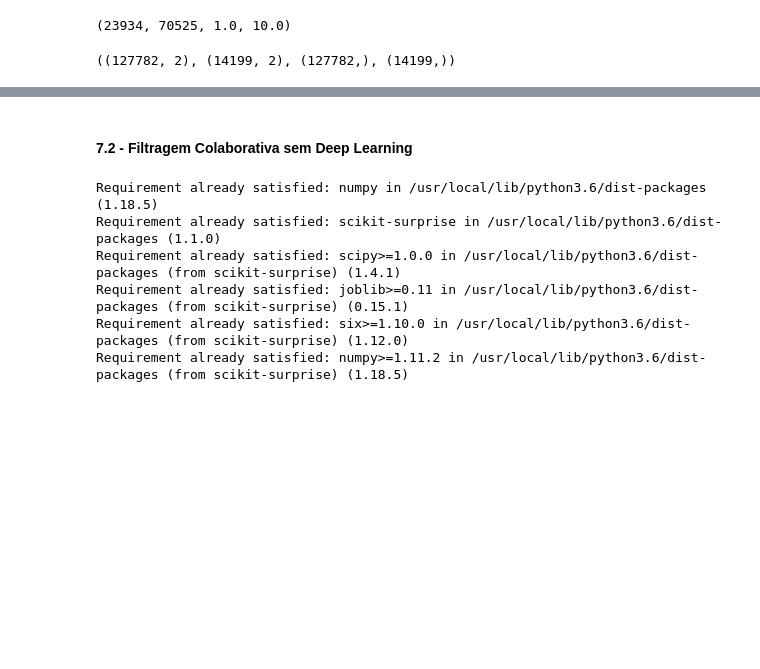
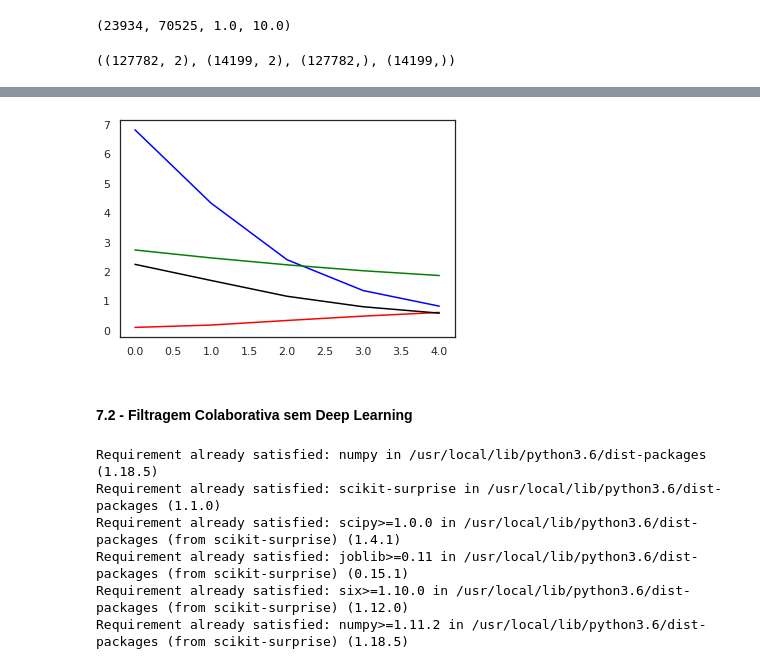
Before and after one commit to vivitc/deep-learning-books, a Jupyter notebook: Trabalho_DL_Books.ipynb, the cells around one changed output, grey strips where cells are left out. Cells and saved outputs as stored; diff of their text form; code cells hidden in the pictures; blank space fills up the shorter version.

Commit message:
adds metrics to keras

```diff
--- a/Trabalho_DL_Books.ipynb
+++ b/Trabalho_DL_Books.ipynb
@@ -755,6 +680,7 @@ from keras.layers import Input, Reshape, Dot, Add, Activation, Lambda
 from keras.optimizers import Adam
 from keras.regularizers import l2
 from keras.layers.embeddings import Embedding
+from tensorflow.keras.metrics import RootMeanSquaredError
 
 class EmbeddingLayer:
     def __init__(self, n_items, n_factors):
@@ -781,7 +707,7 @@ def Recommender(n_users, n_books, n_factors, min_rating, max_rating):
     x = Lambda(lambda x: x * (max_rating - min_rating) + min_rating)(x)
     model = Model(inputs=[user, book], outputs=x)
     opt = Adam(lr=0.001)
-    model.compile(loss='mean_squared_error', optimizer=opt)
+    model.compile(loss='mean_squared_error', optimizer=opt, metrics=['accuracy', 'mae', RootMeanSquaredError()])
     return model
 # %%
 model = Recommender(n_users, n_books, n_factors, min_rating, max_rating)
@@ -822,3 +748,15 @@ Epoch 5/5
+# %%
+#https://machinelearningmastery.com/custom-metrics-deep-learning-keras-python/
+from matplotlib import pyplot
+
+# plot metrics
+pyplot.plot(history.history['loss'], color='blue') # mean_squared_error
+pyplot.plot(history.history['root_mean_squared_error'], color='green')
+pyplot.plot(history.history['accuracy'], color='red')
+pyplot.plot(history.history['mae'], color='black')
+pyplot.show()
+# %% [output]
+[figure, added]
 # %% [markdown]
 #### **7.2 - Filtragem Colaborativa sem Deep Learning**
 # %%
```
Also changed, not shown: parts of 19 cells of this notebook.
